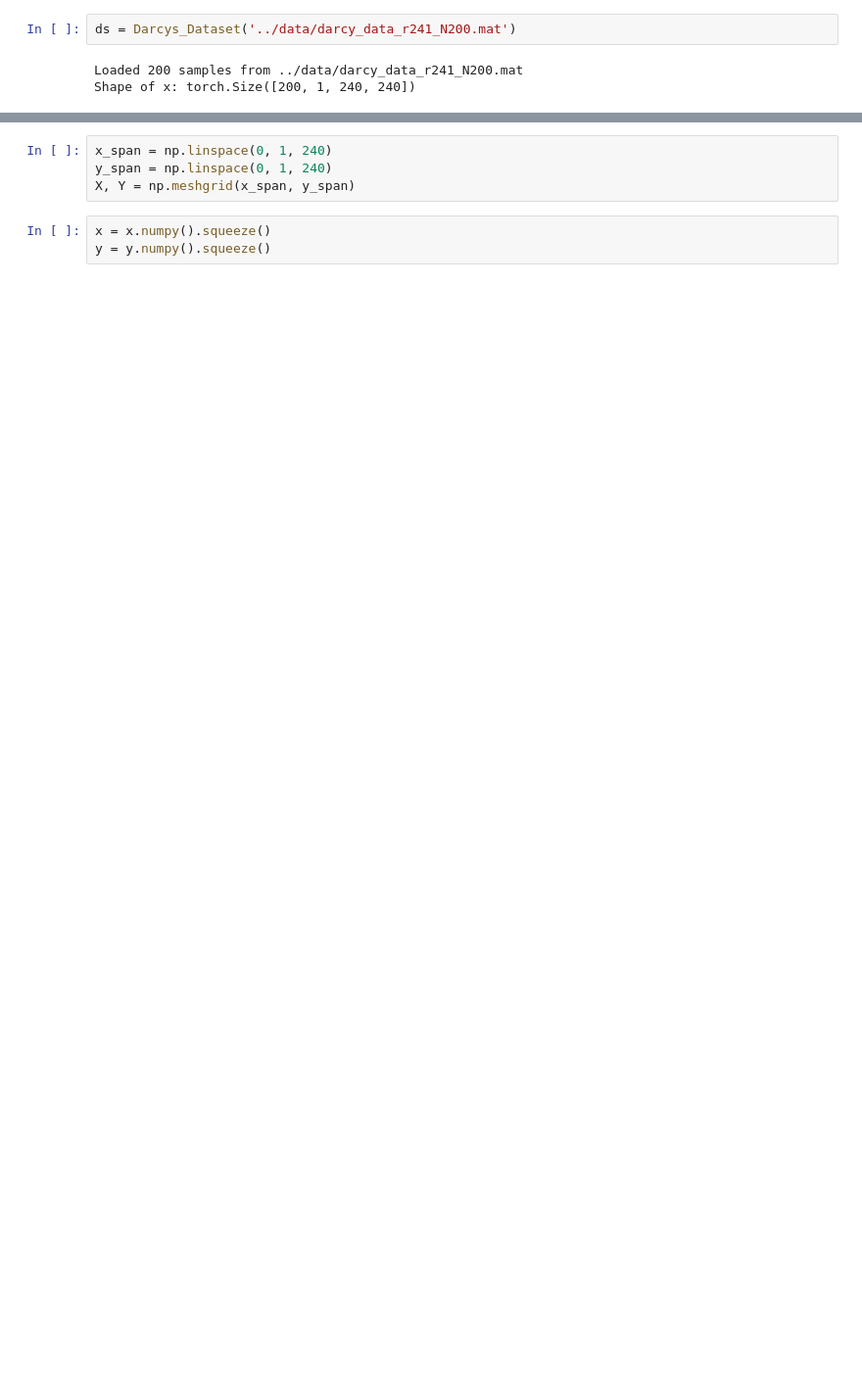
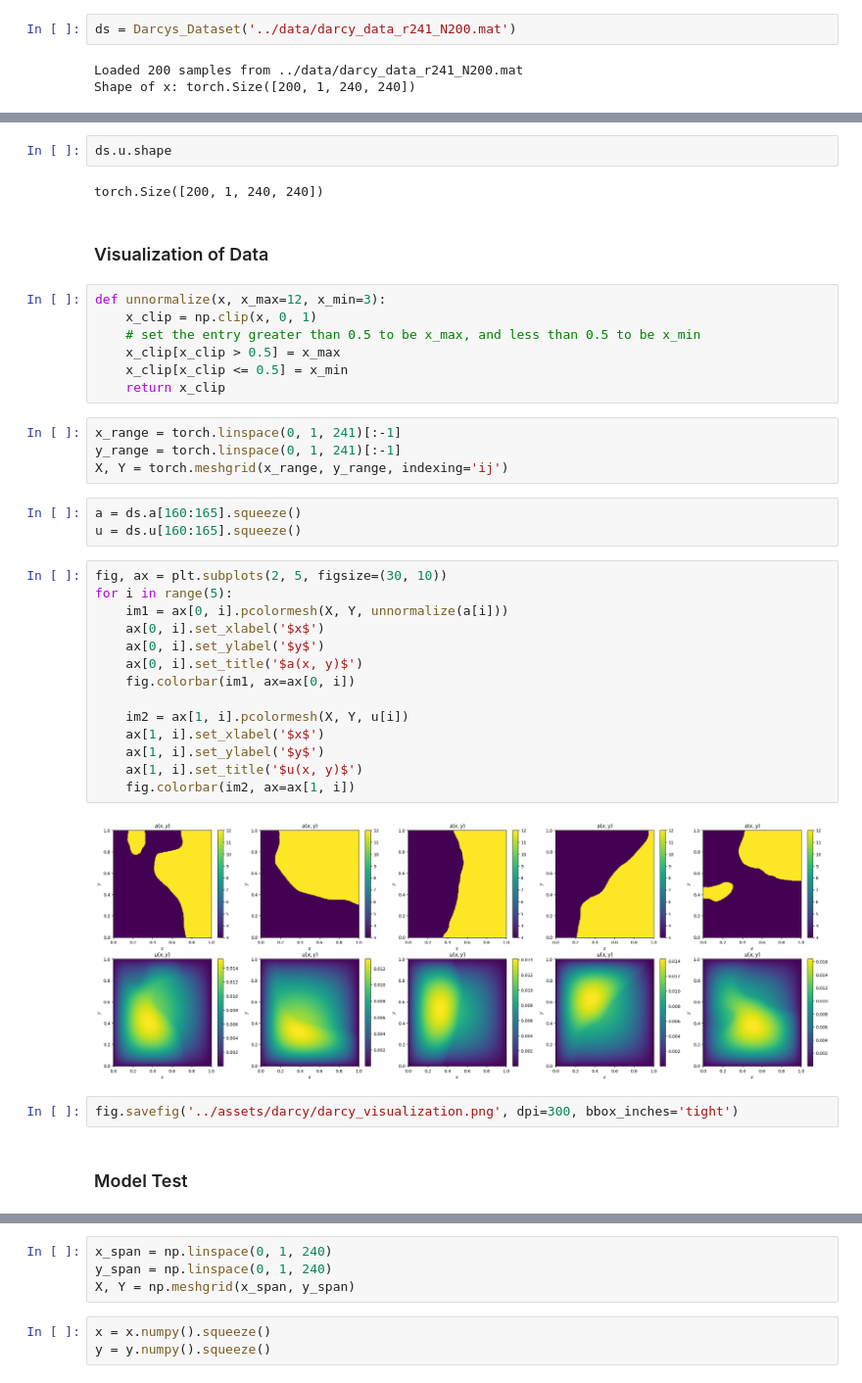
Before and after one commit to bookdiver/FluidDiff, a Jupyter notebook: models/darcys_test.ipynb, the cells around one changed output, grey strips where cells are left out. Shown at 98% size. Saved outputs shown, nothing was run; the diff lists cells and outputs as text; blank space fills up the shorter version.

```diff
--- a/models/darcys_test.ipynb
+++ b/models/darcys_test.ipynb
@@ -14,3 +20,43 @@ Shape of x: torch.Size([200, 1, 240, 240])
+# %%
+ds.u.shape
+# %% [output]
+torch.Size([200, 1, 240, 240])
+# %% [markdown]
+### Visualization of Data
+# %%
+def unnormalize(x, x_max=12, x_min=3):
+    x_clip = np.clip(x, 0, 1)
+    # set the entry greater than 0.5 to be x_max, and less than 0.5 to be x_min
+    x_clip[x_clip > 0.5] = x_max
+    x_clip[x_clip <= 0.5] = x_min
+    return x_clip
+# %%
+x_range = torch.linspace(0, 1, 241)[:-1]
+y_range = torch.linspace(0, 1, 241)[:-1]
+X, Y = torch.meshgrid(x_range, y_range, indexing='ij')
+# %%
+a = ds.a[160:165].squeeze()
+u = ds.u[160:165].squeeze()
+# %%
+fig, ax = plt.subplots(2, 5, figsize=(30, 10))
+for i in range(5):
+    im1 = ax[0, i].pcolormesh(X, Y, unnormalize(a[i]))
+    ax[0, i].set_xlabel('$x$')
+    ax[0, i].set_ylabel('$y$')
+    ax[0, i].set_title('$a(x, y)$')
+    fig.colorbar(im1, ax=ax[0, i])
+
+    im2 = ax[1, i].pcolormesh(X, Y, u[i])
+    ax[1, i].set_xlabel('$x$')
+    ax[1, i].set_ylabel('$y$')
+    ax[1, i].set_title('$u(x, y)$')
+    fig.colorbar(im2, ax=ax[1, i])
+# %% [output]
+[figure, added]
+# %%
+fig.savefig('../assets/darcy/darcy_visualization.png', dpi=300, bbox_inches='tight')
+# %% [markdown]
+### Model Test
 # %%
 model = Unet2D_Spatial(
     channels=1,
```
Also changed, not shown: parts of 33 cells of this notebook, 7 other files.
